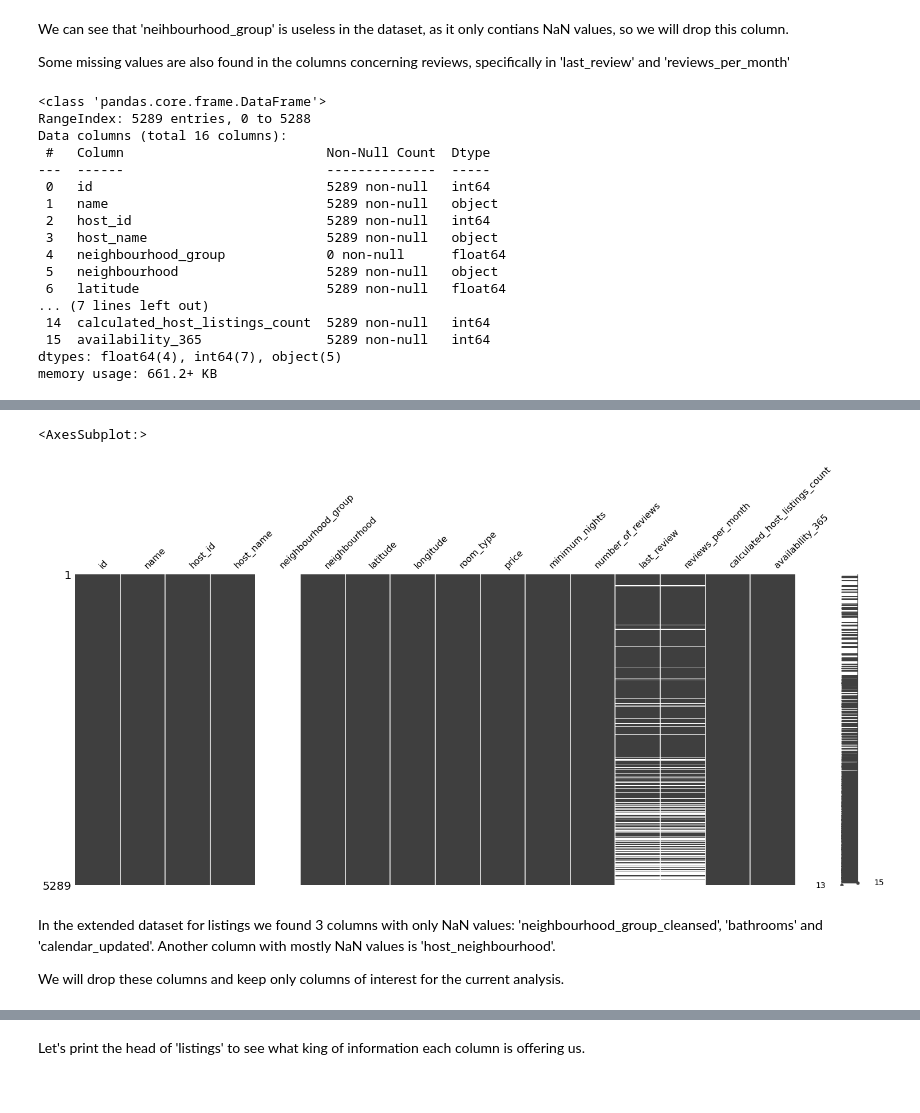
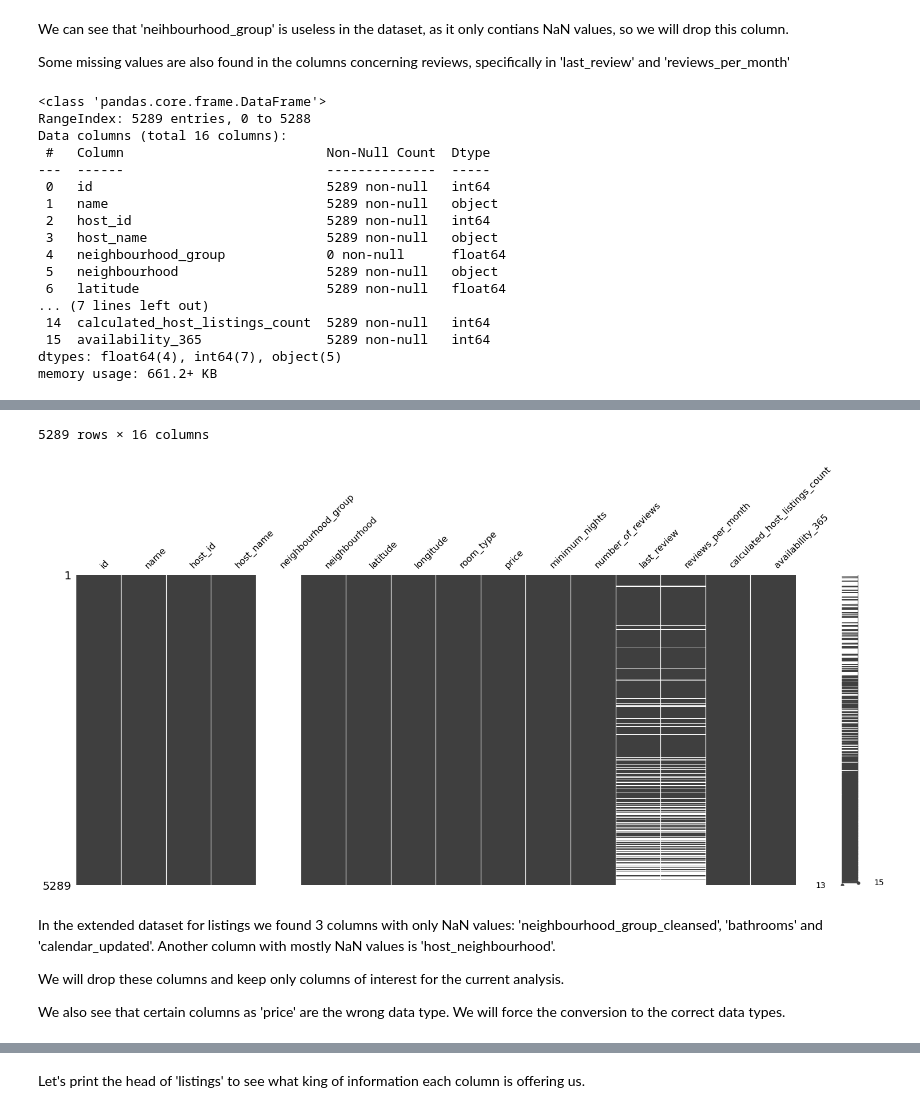
Before and after one commit to sbmoyano/data_science_projects, a Jupyter notebook: Airbnb_Malaga_correlation_regression/airbnb_malaga_supervised_learning.ipynb, the cells around one changed output, grey strips where cells are left out. Drawn from its saved outputs; the diff is of its cells as text; code cells hidden in the pictures.

```diff
--- a/Airbnb_Malaga_correlation_regression/airbnb_malaga_supervised_learning.ipynb
+++ b/Airbnb_Malaga_correlation_regression/airbnb_malaga_supervised_learning.ipynb
@@ -27,6 +27,7 @@ Some missing values are also found in the columns concerning reviews, specifical
 # %%
 listings.info()
 msno.matrix(listings)
+display(listings)
 # %% [output]
 <class 'pandas.core.frame.DataFrame'>
 RangeIndex: 5289 entries, 0 to 5288
@@ -48,6 +61,8 @@ memory usage: 661.2+ KB
-<AxesSubplot:>
+5289 rows × 16 columns
-[figure, old version]
+[figure, new version]
 # %% [markdown]
 In the extended dataset for listings we found 3 columns with only NaN values: 'neighbourhood_group_cleansed', 'bathrooms' and 'calendar_updated'. Another column with mostly NaN values is 'host_neighbourhood'.
 
 We will drop these columns and keep only columns of interest for the current analysis.
+
+We also see that certain columns as 'price' are the wrong data type. We will force the conversion to the correct data types.
```
Also changed, not shown: parts of 45 cells of this notebook, 1 other file.
